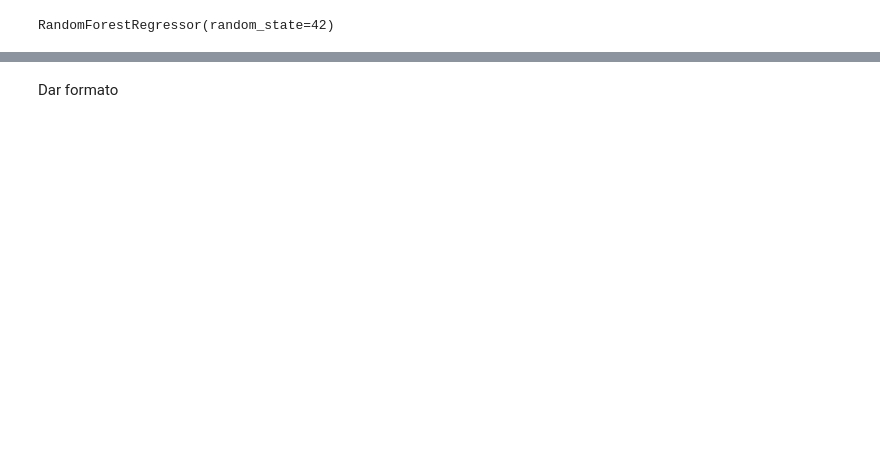
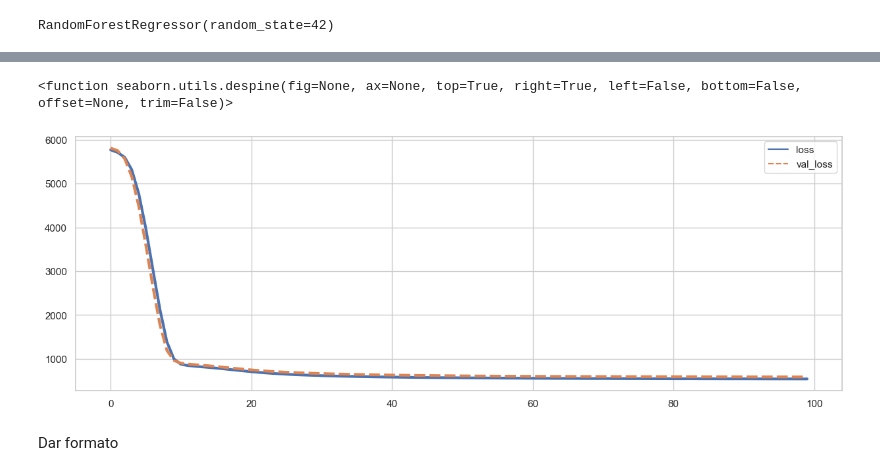
Before and after one commit to Skymine123/IA-FINAL, a Jupyter notebook: proyia/Copia_de_PROYECTO.ipynb, the cells around one changed output, grey strips where cells are left out. Drawn from its saved outputs; the diff is of its cells as text; code cells hidden in the pictures; blank space fills up the shorter version.

```diff
--- a/proyia/Copia_de_PROYECTO.ipynb
+++ b/proyia/Copia_de_PROYECTO.ipynb
@@ -948,7 +948,7 @@ NRMSE: #error cuadrático medio raíz normalizado se calcula dividiendo el MSE c
 # %% [markdown]
 Trata de minimizar la suma de los cuadrados de las diferencias entre los valores predecidos y los valores reales.
 # %%
-pca = PCA(n_components=2)
+pca = PCA(n_components=7)
 pca.fit(X)
 X_pca = pca.transform(X)
 # %%
@@ -1015,7 +1015,12 @@ Desviación estandar: 6.902
 # %%
 from sklearn.model_selection import train_test_split
+# %%
+from sklearn.preprocessing import MinMaxScaler
+scaler=MinMaxScaler()
+scaler.fit(X)
+x=scaler.transform(X)
 # %%
-X_train, X_test, y_train, y_test = train_test_split(X,y,random_state=134,test_size=0.3)
+X_train, X_test, y_train, y_test = train_test_split(x,y,random_state=134,test_size=0.3)
 # %%
 rf = RandomForestRegressor(random_state=42)
 # %%
@@ -1039,2 +1118,10 @@ RandomForestRegressor()
+# %%
+loss=pd.DataFrame(ann.history.history)
+plt.figure(figsize=(15,5))
+sns.lineplot(data=loss,lw=3)
+sns.despine
+# %% [output]
+<function seaborn.utils.despine(fig=None, ax=None, top=True, right=True, left=False, bottom=False, offset=None, trim=False)>
+[figure, added]
 # %% [markdown]
 Dar formato
```
Also changed, not shown: parts of 25 cells of this notebook, 10 other files.
